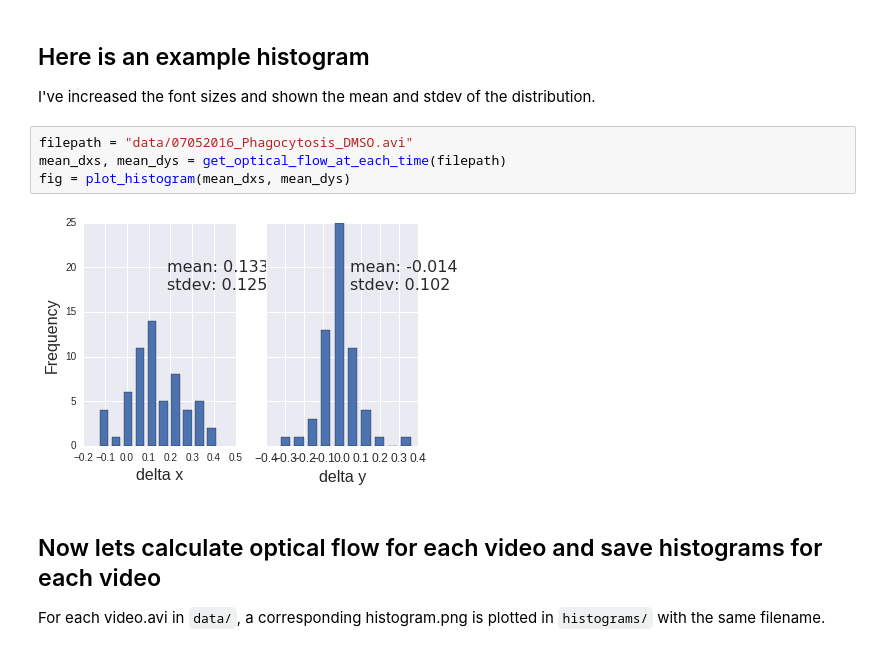
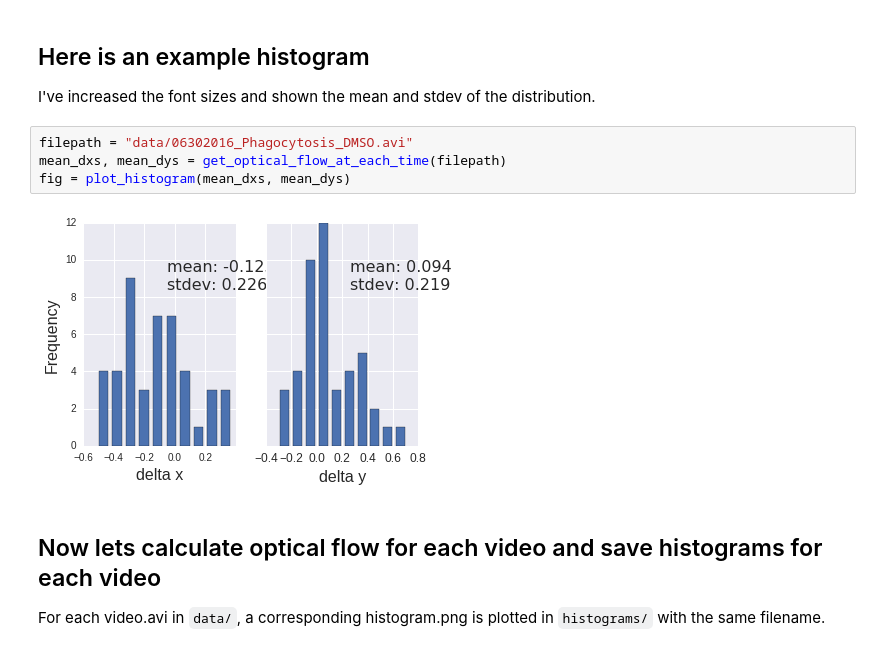
Before and after one commit to quinngroup/JI-2016-MRS2578, a Jupyter notebook: calculate_motion_cells.py.ipynb, the cells around one changed output. Cells and saved outputs as stored; diff of their text form.

```diff
--- a/calculate_motion_cells.py.ipynb
+++ b/calculate_motion_cells.py.ipynb
@@ -94,11 +94,11 @@ Populating the interactive namespace from numpy and matplotlib
 
 I've increased the font sizes and shown the mean and stdev of the distribution.
 # %%
-filepath = "data/07052016_Phagocytosis_DMSO.avi"
+filepath = "data/06302016_Phagocytosis_DMSO.avi"
 mean_dxs, mean_dys = get_optical_flow_at_each_time(filepath)
 fig = plot_histogram(mean_dxs, mean_dys)
 # %% [output]
-[figure, old version]
+[figure, new version]
 # %% [markdown]
 ## Now lets calculate optical flow for each video and save histograms for each video
 
```
Also changed, not shown: parts of 7 cells of this notebook, 4 other files.
